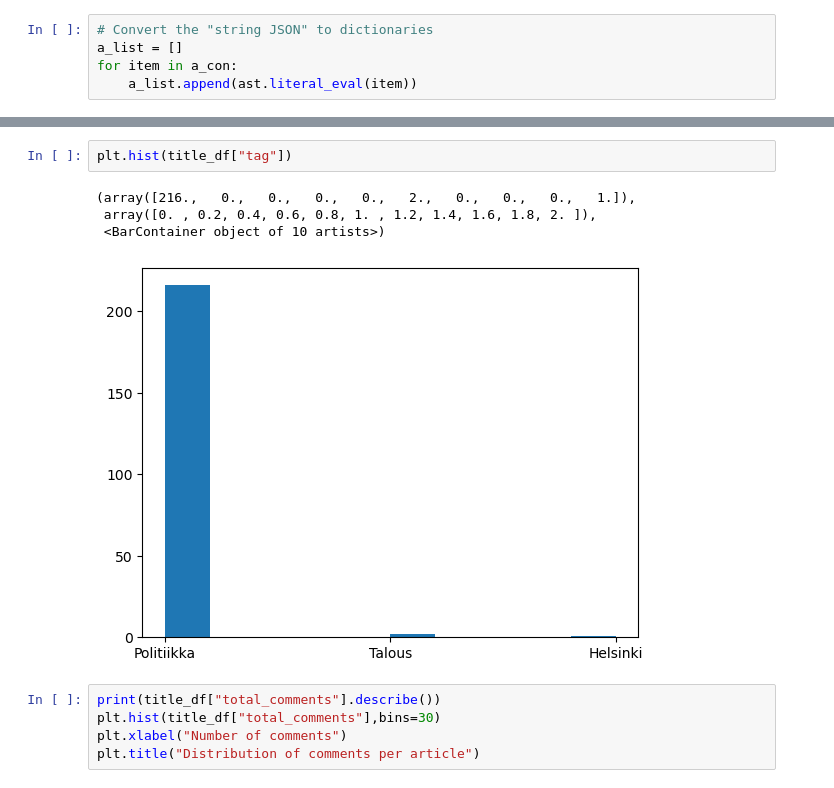
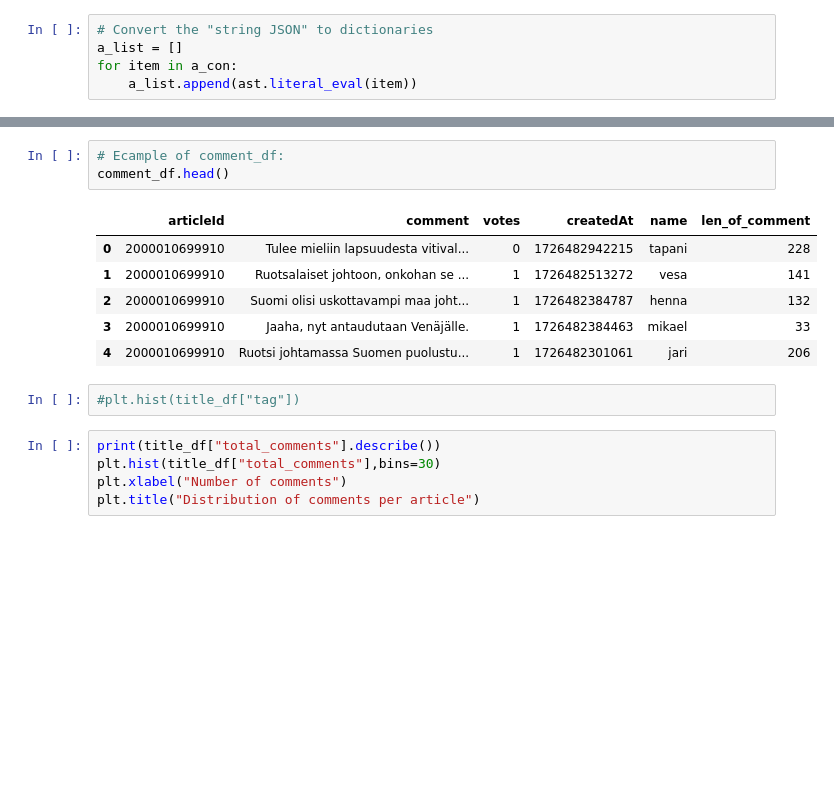
Before and after one commit to eevib/introDataMiniProject, a Jupyter notebook: data_analysis.ipynb, the cells around one changed output, grey strips where cells are left out. Cells and saved outputs as stored; diff of their text form; blank space fills up the shorter version.

```diff
--- a/data_analysis.ipynb
+++ b/data_analysis.ipynb
@@ -61,10 +61,15 @@ comment_df
+# %%
+# Ecample of comment_df:
+comment_df.head()
+# %% [output]
+|  | articleId | comment | votes | createdAt | name | len_of_comment |
+| 0 | 2000010699910 | Tulee mieliin lapsuudesta vitival... | 0 | 1726482942215 | tapani | 228 |
+| 1 | 2000010699910 | Ruotsalaiset johtoon, onkohan se ... | 1 | 1726482513272 | vesa | 141 |
+| 2 | 2000010699910 | Suomi olisi uskottavampi maa joht... | 1 | 1726482384787 | henna | 132 |
+| 3 | 2000010699910 | Jaaha, nyt antaudutaan Venäjälle. | 1 | 1726482384463 | mikael | 33 |
+| 4 | 2000010699910 | Ruotsi johtamassa Suomen puolustu... | 1 | 1726482301061 | jari | 206 |
 # %%
-plt.hist(title_df["tag"])
+#plt.hist(title_df["tag"])
-# %% [output]
-(array([216.,   0.,   0.,   0.,   0.,   2.,   0.,   0.,   0.,   1.]),
- array([0. , 0.2, 0.4, 0.6, 0.8, 1. , 1.2, 1.4, 1.6, 1.8, 2. ]),
- <BarContainer object of 10 artists>)
-[figure, removed]
 # %%
 print(title_df["total_comments"].describe())
 plt.hist(title_df["total_comments"],bins=30)
```
Also changed, not shown: parts of 46 cells of this notebook, 4 other files.
